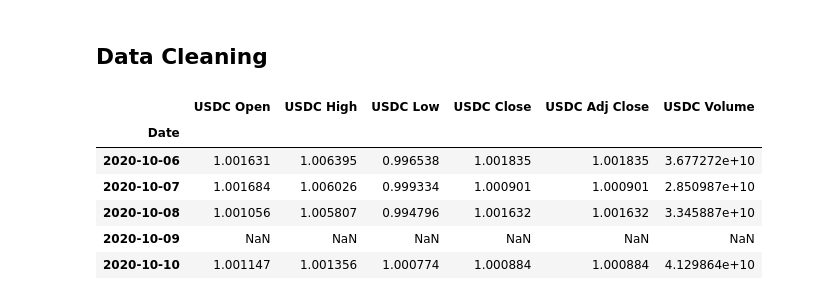
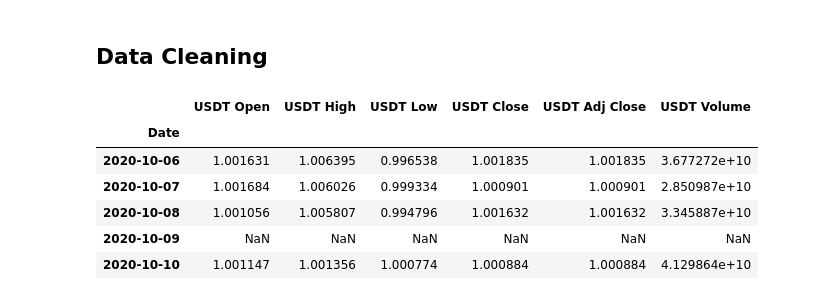
Before and after one commit to pysouzhny/GWU_Project_1, a Jupyter notebook: Crypto_Analysis.ipynb, the cells around one changed output. Saved outputs shown, nothing was run; the diff lists cells and outputs as text; code cells hidden in the pictures.

```diff
--- a/Crypto_Analysis.ipynb
+++ b/Crypto_Analysis.ipynb
@@ -38,12 +43,12 @@ Euthereum_data.head()
 # %%
 Euthereum_data.columns = ['ETH Open', 'ETH High', 'ETH Low', 'ETH Close', 'ETH Adj Close', 'ETH Volume']
 Doge_data.columns = ['DOGE Open', 'DOGE High', 'DOGE Low', 'DOGE Close', 'DOGE Adj Close', 'DOGE Volume']
 Bitcoin_data.columns = ['BTC Open', 'BTC High', 'BTC Low', 'BTC Close', 'BTC Adj Close', 'BTC Volume']
 Sushi_data.columns = ['SUSHI Open', 'SUSHI High', 'SUSHI Low', 'SUSHI Close', 'SUSHI Adj Close', 'SUSHI Volume']
-Tether_data.columns = ['USDC Open', 'USDC High', 'USDC Low', 'USDC Close', 'USDC Adj Close', 'USDC Volume']
+Tether_data.columns = ['USDT Open', 'USDT High', 'USDT Low', 'USDT Close', 'USDT Adj Close', 'USDT Volume']
 Tether_data.head()
 # %% [output]
-|  | USDC Open | USDC High | USDC Low | USDC Close | USDC Adj Close | USDC Volume |
+|  | USDT Open | USDT High | USDT Low | USDT Close | USDT Adj Close | USDT Volume |
 | Date |  |  |  |  |  |  |
 | 2020-10-06 | 1.001631 | 1.006395 | 0.996538 | 1.001835 | 1.001835 | 3.677272e+10 |
 | 2020-10-07 | 1.001684 | 1.006026 | 0.999334 | 1.000901 | 1.000901 | 2.850987e+10 |
```
Also changed, not shown: parts of 7 cells of this notebook.
